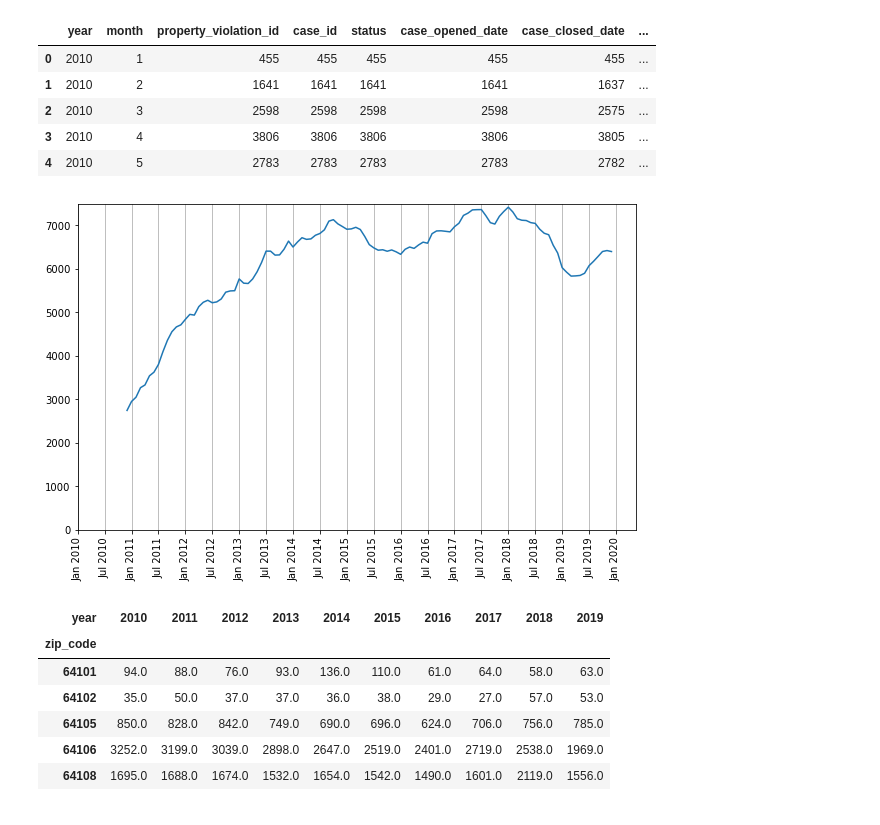
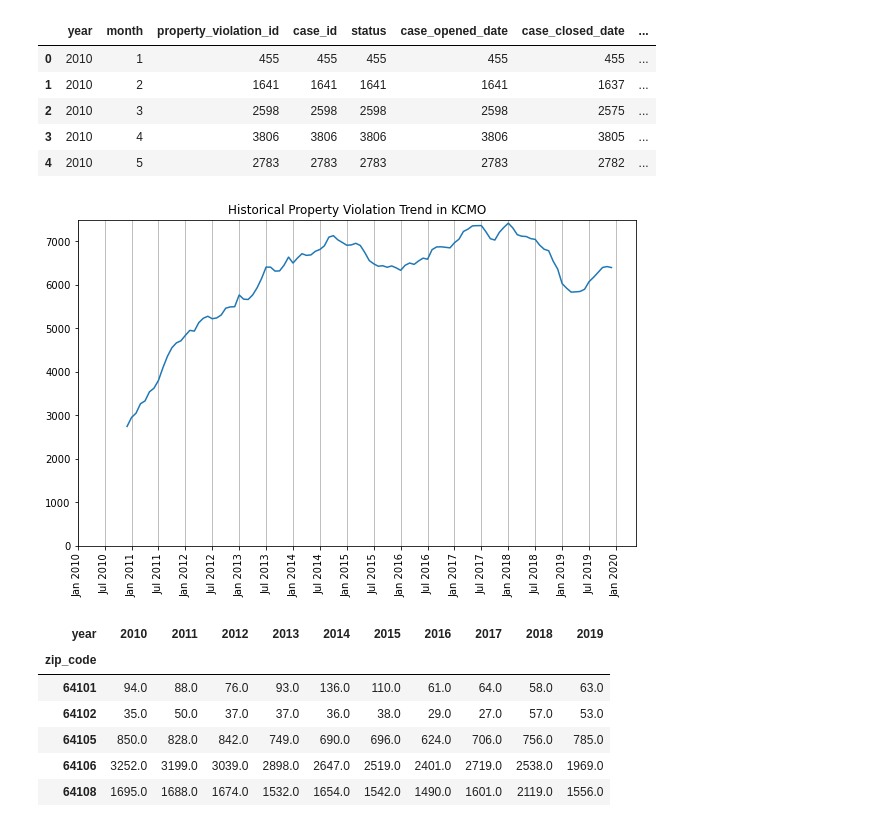
Before and after one commit to sjhaluck/KCMO-Property-and-Crime, a Jupyter notebook: KC_property_crime.ipynb, the cells around one changed output. Drawn from its saved outputs; the diff is of its cells as text; code cells hidden in the pictures.

```diff
--- a/KC_property_crime.ipynb
+++ b/KC_property_crime.ipynb
@@ -1386,33 +1386,36 @@ violations_by_date.head()
 # %%
 # plot the trend of property violations over time
 plt.figure(figsize=(10,6))
 ax = plt.subplot(111)
 rolling_violations = violations_by_date['case_id'].rolling(window=12).mean()
 plt.plot(violations_by_date.index, rolling_violations)
 plt.ylim([0,7500])
 
 # create labels for the x axis
 xlabels = ['Jan 20','Jul 20']*11
 for i in range(11):
     xlabels[2*i] = xlabels[2*i]+str(i+10)
     xlabels[2*i+1] = xlabels[2*i+1]+str(i+10)
 # remove the last July label as it is unnecessary
 xlabels.pop()
 
 # label the x axis
 plt.xticks(np.arange(0,122,6), xlabels, rotation=90)
 ax.xaxis.grid(True)
 
+# title the graph
+plt.title('Historical Property Violation Trend in KCMO')
+
 plt.show()
 
 # create the filepath for storing the image
 filepath = os.path.join('charts/violation_time_trend.png')
 # get the figure
 chart = ax.get_figure()
 # save the figure
 chart.savefig(filepath, bbox_inches="tight", dpi=300)
 # %% [output]
-[figure, old version]
+[figure, new version]
 # %%
 # pivot table to count the crimes in each year in each zip code
 crimes.sort_values(by='zip_code').groupby(by=['zip_code','year'], as_index=False).count()[['zip_code','year','report_no']].pivot(index='zip_code',columns='year',values='report_no')
```
Also changed, not shown: parts of 13 cells of this notebook, 28 other files.
